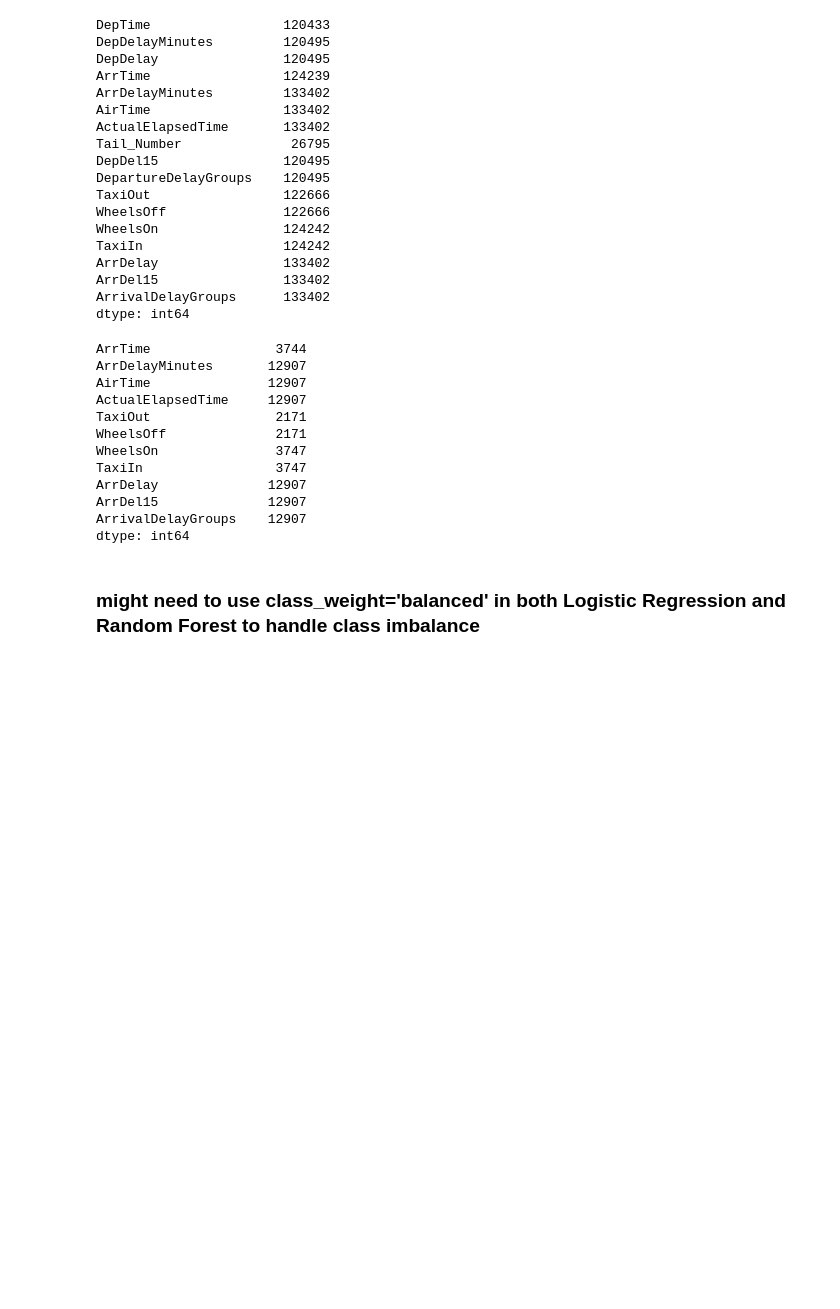
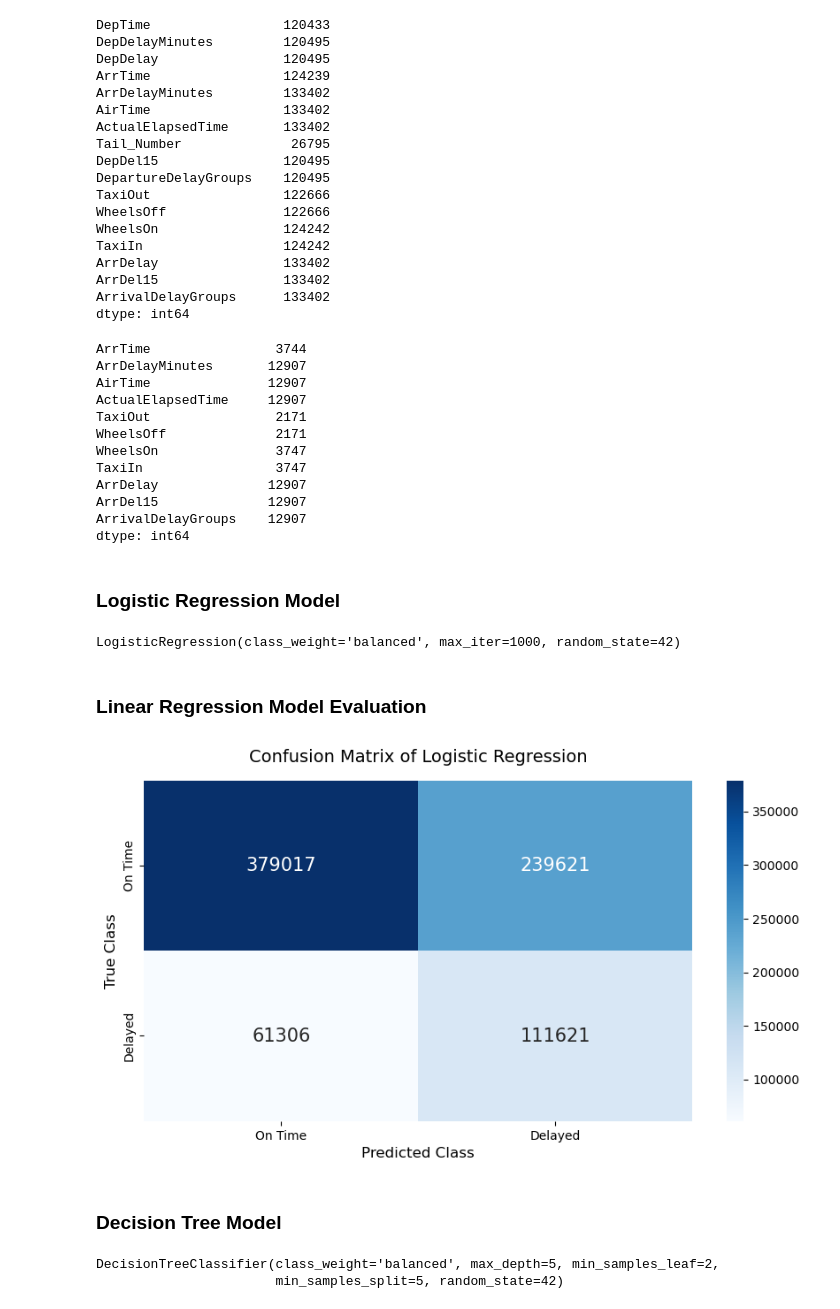
Before and after one commit to WeiYee03/flight-status-prediction, a Jupyter notebook: FlightStatusPrediction.ipynb, the cells around one changed output. Saved outputs shown, nothing was run; the diff lists cells and outputs as text; code cells hidden in the pictures; blank space fills up the shorter version.

Commit message:
added model development and confusion matrix

```diff
--- a/FlightStatusPrediction.ipynb
+++ b/FlightStatusPrediction.ipynb
@@ -525,5 +528,29 @@ preprocessor = ColumnTransformer(
 # Fit the rules on the training data only, then transform both
 x_train_processed = preprocessor.fit_transform(x_train, y_train)
 x_test_processed = preprocessor.transform(x_test)
+
+# Extract feature names and weights from the fitted model
+feature = preprocessor.get_feature_names_out()
+classes = ['On Time', 'Delayed']
 # %% [markdown]
-### might need to use class_weight='balanced' in both Logistic Regression and Random Forest to handle class imbalance
+### Logistic Regression Model
+# %%
+# Initialize Logistic Regression Model with balanced class weights
+model_1 = LogisticRegression(class_weight='balanced', max_iter=1000, random_state=42)
+model_1.fit(x_train_processed, y_train)
+# %% [output]
+LogisticRegression(class_weight='balanced', max_iter=1000, random_state=42)
+# %% [markdown]
+### Linear Regression Model Evaluation
+# %%
+# show the confusion matrix
+y_pred = model_1.predict(x_test_processed)
+cm = confusion_matrix(y_test, y_pred)
+plt.figure(figsize=(10, 5))
+sns.heatmap(cm, annot=True, fmt='d', annot_kws={"size": 15}, cmap='Blues', xticklabels=classes, yticklabels=classes)
+plt.xlabel('Predicted Class', fontsize=12)
+plt.ylabel('True Class', fontsize=12)
+plt.title('Confusion Matrix of Logistic Regression', fontsize=14, pad=15)
+plt.show()
+# %% [output]
+[figure, added]
@@ -529,0 +561,9 @@ x_test_processed = preprocessor.transform(x_test)
+# %% [markdown]
+### Decision Tree Model
+# %%
+# Initialize Decision Tree Classifier with balanced class weights and depth limit and minimum samples for split and leaf
+model_2 = DecisionTreeClassifier(max_depth = 5, class_weight='balanced', random_state=42, min_samples_split=5, min_samples_leaf=2, criterion='gini')
+model_2.fit(x_train_processed, y_train)
+# %% [output]
+DecisionTreeClassifier(class_weight='balanced', max_depth=5, min_samples_leaf=2,
+                       min_samples_split=5, random_state=42)
```
Also changed, not shown: parts of 10 cells of this notebook.
